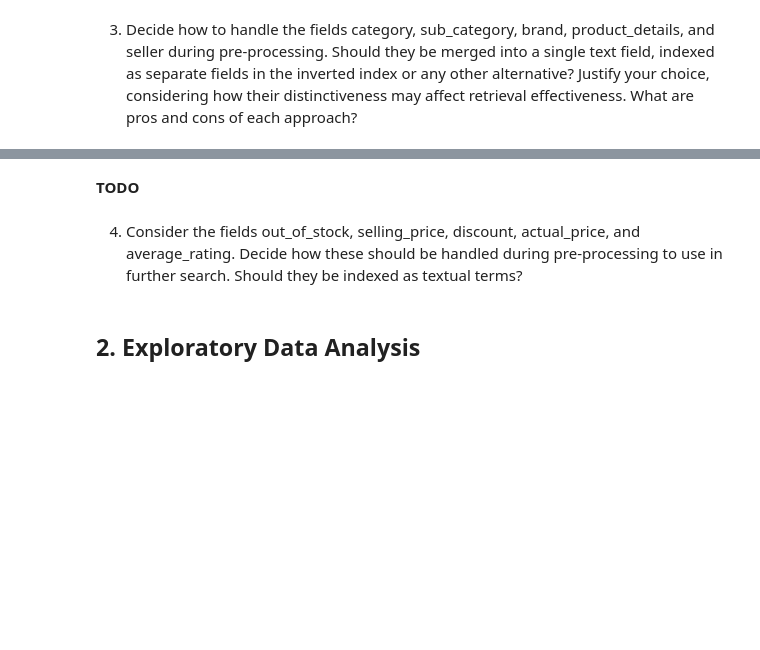
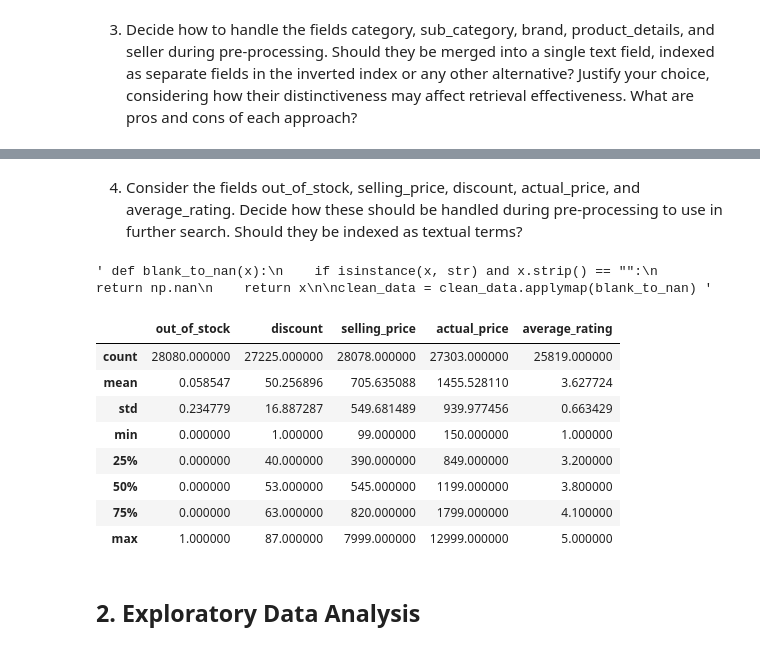
Before and after one commit to LucaFranceschi01/IRWA-2025-G23, a Jupyter notebook: project_progress/part_1/processing_and_eda.ipynb, the cells around one changed output, grey strips where cells are left out. Cells and saved outputs as stored; diff of their text form; code cells hidden in the pictures; blank space fills up the shorter version.

```diff
--- a/project_progress/part_1/processing_and_eda.ipynb
+++ b/project_progress/part_1/processing_and_eda.ipynb
@@ -91,24 +140,51 @@ for field in metadata_fields:
-# %% [markdown]
-**TODO**
 # %% [markdown]
 4. Consider the fields out_of_stock, selling_price, discount, actual_price, and average_rating. Decide how these should be handled during pre-processing to use in further search. Should they be indexed as textual terms?
+# %%
+# Convert blank cells to NaN
+""" def blank_to_nan(x):
+    if isinstance(x, str) and x.strip() == "":
+        return np.nan
+    return x
+
+clean_data = clean_data.applymap(blank_to_nan) """
+# %% [output]
+' def blank_to_nan(x):\n    if isinstance(x, str) and x.strip() == "":\n        return np.nan\n    return x\n\nclean_data = clean_data.applymap(blank_to_nan) '
 # %%
-numerical_fields = ['selling_price', 'actual_price', 'average_rating']
+# Convert data types to numeric
+clean_data["out_of_stock"] = clean_data["out_of_stock"].astype(int)
 
-# Treat discount separately to handle percentage signs
-clean_data['discount'] = clean_data['discount'].str.replace('% off', '', regex=False)  # Remove literal string
-clean_data['discount'] = pd.to_numeric(clean_data['discount'], errors='coerce')
+clean_data["selling_price"] = clean_data["selling_price"].str.replace(',', '', regex=False)
+clean_data["selling_price"] = clean_data["selling_price"].replace('', np.nan)
+clean_data["selling_price"] = clean_data["selling_price"].astype(float)
 
-# Convert to binary (0/1) for out_of_stock
-clean_data['out_of_stock'] = clean_data['out_of_stock'].map({True: 1, False: 0})
+clean_data["discount"] = clean_data["discount"].str.replace('%', '', regex=False)
+clean_data["discount"] = clean_data["discount"].str.replace('off', '', regex=False)
+clean_data["discount"] = clean_data["discount"].str.replace(' ', '', regex=False)
+clean_data["discount"] = clean_data["discount"].replace('', np.nan)
+clean_data["discount"] = clean_data["discount"].astype(float)
 
-# Convert numerical fields to appropriate types
-for field in numerical_fields:
-    clean_data[field] = pd.to_numeric(clean_data[field], errors='coerce')
+clean_data["actual_price"] = clean_data["actual_price"].str.replace(',', '', regex=False)
+clean_data["actual_price"] = clean_data["actual_price"].replace('', np.nan)
+clean_data["actual_price"] = clean_data["actual_price"].astype(float)
 
-numerical_fields = ['out_of_stock', 'discount', 'selling_price', 'actual_price', 'average_rating']
+clean_data["average_rating"] = clean_data["average_rating"].replace('', np.nan)
+clean_data["average_rating"] = clean_data["average_rating"].astype(float)
 
-display(clean_data[numerical_fields].describe())
+
+clean_data.head(5)
+
+num_fields = ['out_of_stock', 'discount', 'selling_price', 'actual_price', 'average_rating']
+display(clean_data[num_fields].describe())
+# %% [output]
+|  | out_of_stock | discount | selling_price | actual_price | average_rating |
+| count | 28080.000000 | 27225.000000 | 28078.000000 | 27303.000000 | 25819.000000 |
+| mean | 0.058547 | 50.256896 | 705.635088 | 1455.528110 | 3.627724 |
+| std | 0.234779 | 16.887287 | 549.681489 | 939.977456 | 0.663429 |
+| min | 0.000000 | 1.000000 | 99.000000 | 150.000000 | 1.000000 |
+| 25% | 0.000000 | 40.000000 | 390.000000 | 849.000000 | 3.200000 |
+| 50% | 0.000000 | 53.000000 | 545.000000 | 1199.000000 | 3.800000 |
+| 75% | 0.000000 | 63.000000 | 820.000000 | 1799.000000 | 4.100000 |
+| max | 1.000000 | 87.000000 | 7999.000000 | 12999.000000 | 5.000000 |
 # %% [markdown]
 ## 2. Exploratory Data Analysis
 # %% [markdown]
```
Also changed, not shown: parts of 16 cells of this notebook.
